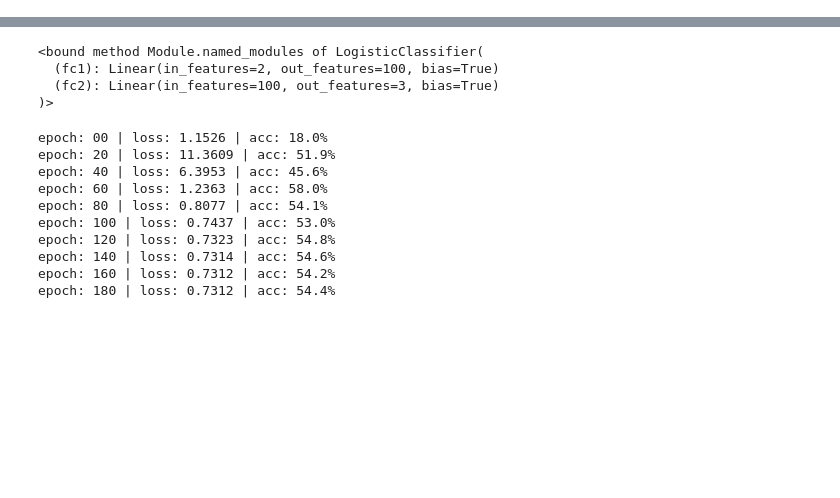
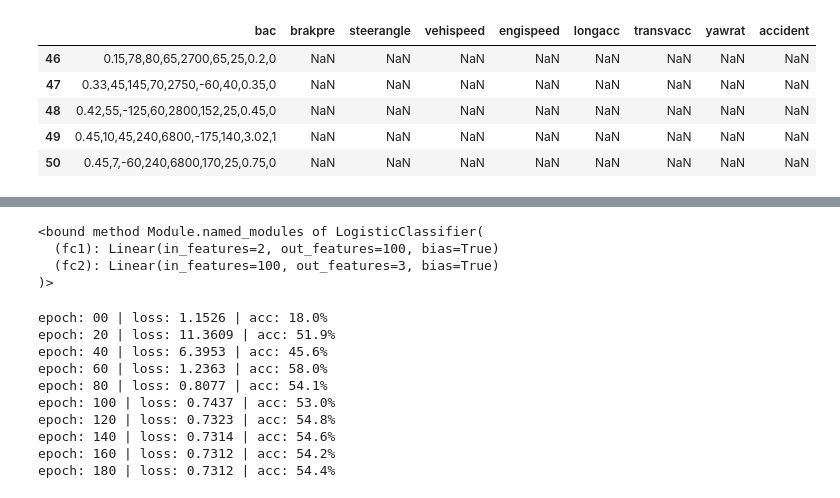
Before and after one commit to Anandharajan/DriverBehaviour, a Jupyter notebook: Driver_Behaviour_TF.ipynb, the cells around one changed output, grey strips where cells are left out. Cells and saved outputs as stored; diff of their text form; code cells hidden in the pictures; blank space fills up the shorter version.

```diff
--- a/Driver_Behaviour_TF.ipynb
+++ b/Driver_Behaviour_TF.ipynb
@@ -100,0 +28,15 @@ class LogisticClassifier(nn.Module):
+# %%
+column_names = ['bac','brakpre','steerangle','vehispeed','engispeed','longacc','transvacc','yawrat','accident']
+raw_dataset = pd.read_csv(dataset_path, names=column_names,
+                      na_values = "?", comment='\t',
+                      sep=" ", skipinitialspace=True)
+
+dataset = raw_dataset.copy()
+dataset.tail()
+# %% [output]
+|  | bac | brakpre | steerangle | vehispeed | engispeed | longacc | transvacc | yawrat | accident |
+| 46 | 0.15,78,80,65,2700,65,25,0.2,0 | NaN | NaN | NaN | NaN | NaN | NaN | NaN | NaN |
+| 47 | 0.33,45,145,70,2750,-60,40,0.35,0 | NaN | NaN | NaN | NaN | NaN | NaN | NaN | NaN |
+| 48 | 0.42,55,-125,60,2800,152,25,0.45,0 | NaN | NaN | NaN | NaN | NaN | NaN | NaN | NaN |
+| 49 | 0.45,10,45,240,6800,-175,140,3.02,1 | NaN | NaN | NaN | NaN | NaN | NaN | NaN | NaN |
+| 50 | 0.45,7,-60,240,6800,170,25,0.75,0 | NaN | NaN | NaN | NaN | NaN | NaN | NaN | NaN |
```
Also changed, not shown: parts of 17 cells of this notebook.
